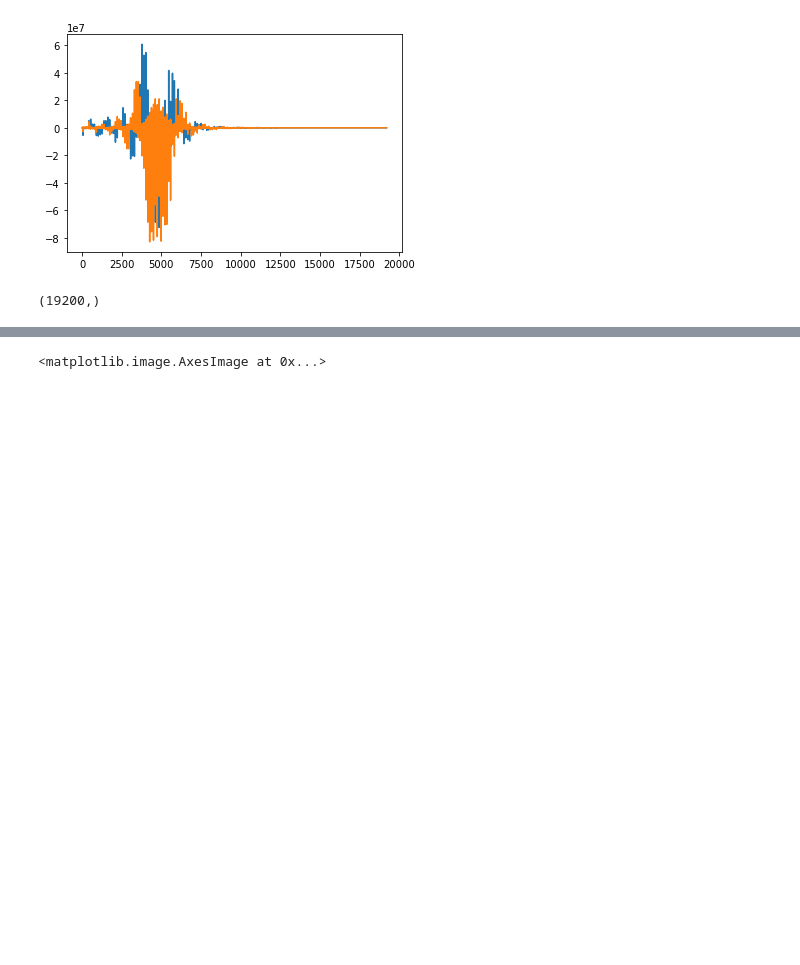
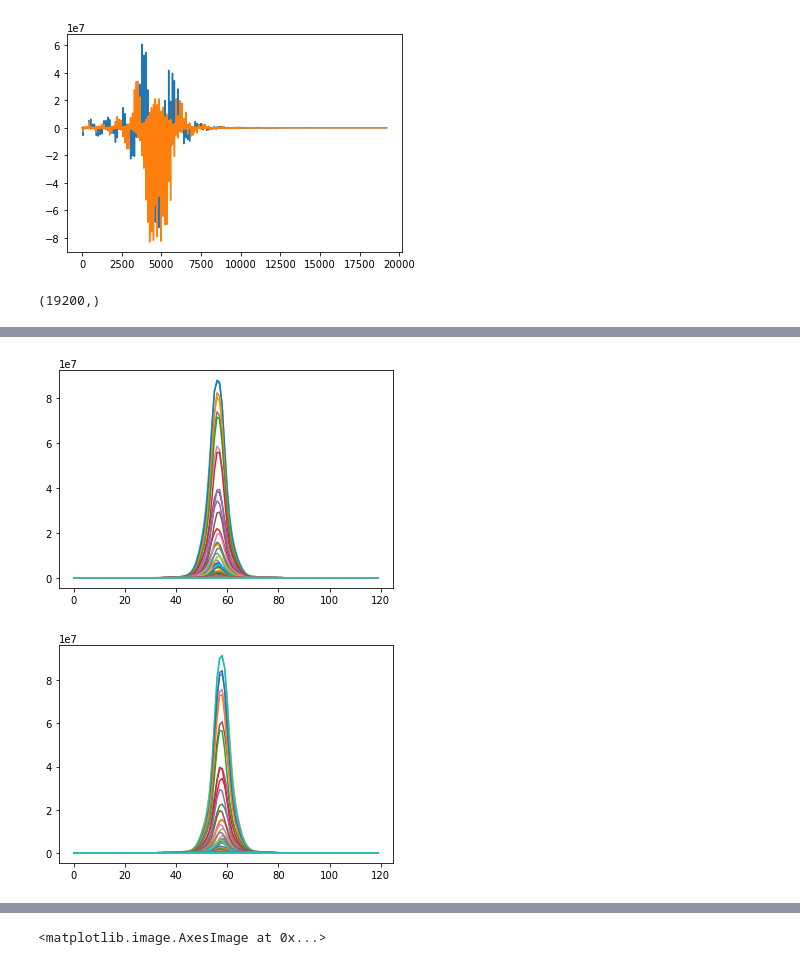
Before and after one commit to Xiao-JI-94158/BrukerParaVisionPostProcessing, a Jupyter notebook: EpiFidReader.ipynb, the cells around one changed output, grey strips where cells are left out. Cells and saved outputs as stored; diff of their text form; code cells hidden in the pictures; blank space fills up the shorter version.

```diff
--- a/EpiFidReader.ipynb
+++ b/EpiFidReader.ipynb
@@ -39 +65,14 @@ plt.imshow(np.real(reformatted_fid_2d), cmap="seismic", vmin=-1*2**25, vmax=2**2
+# %%
+reformatted_left, reformatted_right = split_fid_2d(reformatted_fid_2d)
+
+plt.figure()
+for line in reformatted_left:
+    plt.plot(np.abs(line))
+
+plt.figure()
+for line in reformatted_right:
+    plt.plot(np.abs(line))
+# %% [output]
+[figure, added]
+[figure, added]
 # %%
```
Also changed, not shown: parts of 22 cells of this notebook.
